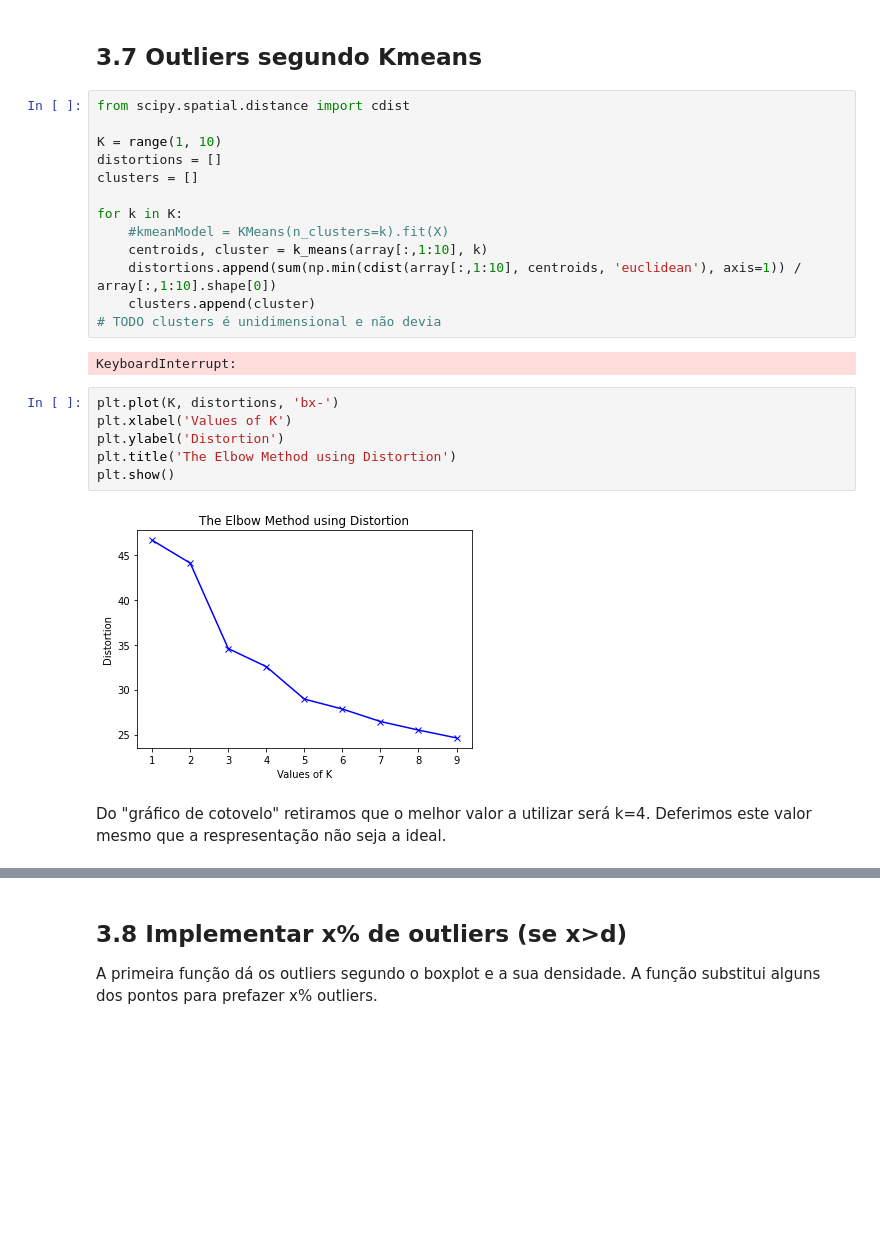
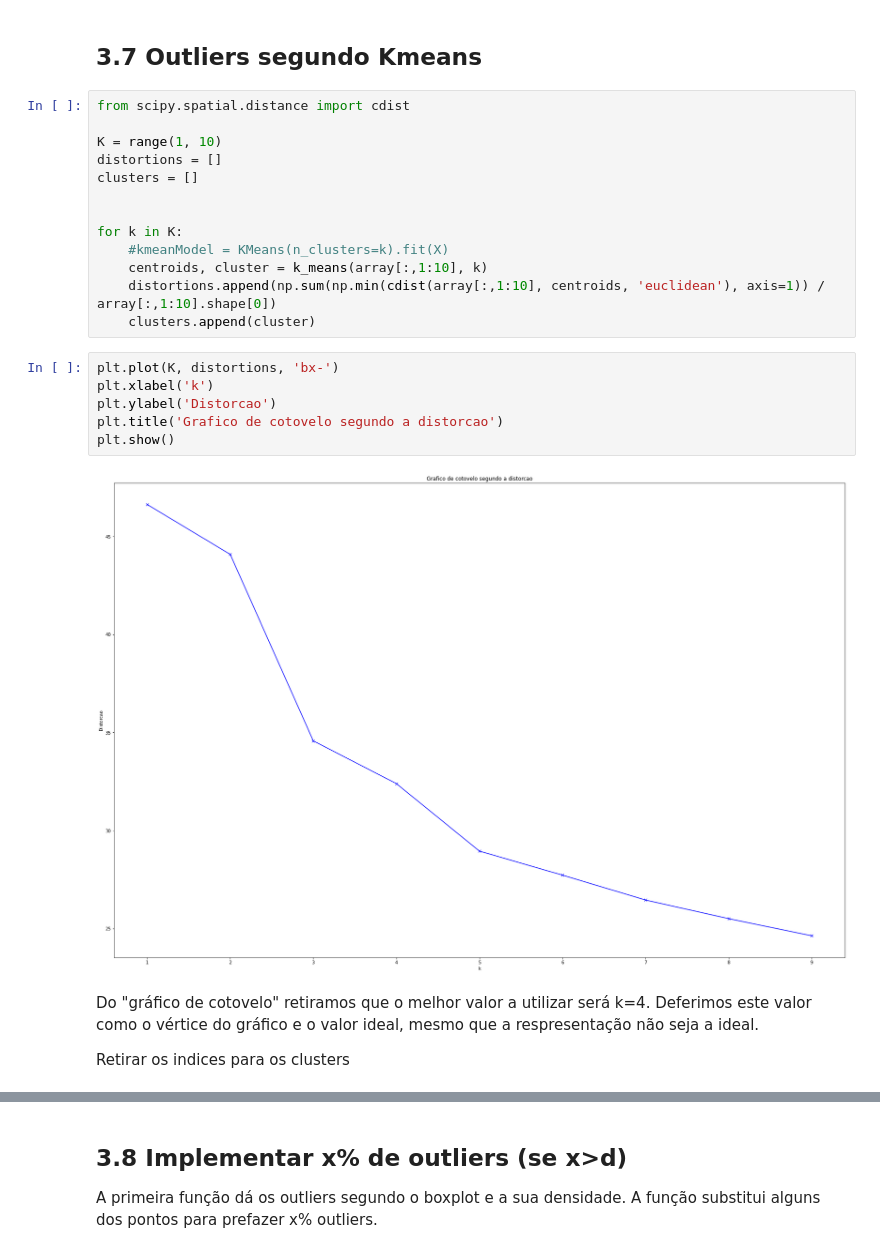
Before and after one commit to eduardofbneves/TCD-TL, a Jupyter notebook: mainActivity_partA.ipynb, the cells around one changed output, grey strips where cells are left out. Cells and saved outputs as stored; diff of their text form; blank space fills up the shorter version.

```diff
--- a/mainActivity_partA.ipynb
+++ b/mainActivity_partA.ipynb
@@ -273,21 +292,21 @@ K = range(1, 10)
 distortions = []
 clusters = []
 
+
 for k in K:
     #kmeanModel = KMeans(n_clusters=k).fit(X)
     centroids, cluster = k_means(array[:,1:10], k)
-    distortions.append(sum(np.min(cdist(array[:,1:10], centroids, 'euclidean'), axis=1)) / array[:,1:10].shape[0])
+    distortions.append(np.sum(np.min(cdist(array[:,1:10], centroids, 'euclidean'), axis=1)) / array[:,1:10].shape[0])
     clusters.append(cluster)
-# TODO clusters é unidimensional e não devia
-# %% [output]
-KeyboardInterrupt:
 # %%
 plt.plot(K, distortions, 'bx-')
-plt.xlabel('Values of K')
-plt.ylabel('Distortion')
-plt.title('The Elbow Method using Distortion')
+plt.xlabel('k')
+plt.ylabel('Distorcao')
+plt.title('Grafico de cotovelo segundo a distorcao')
 plt.show()
 # %% [output]
-[figure, old version]
+[figure, new version]
 # %% [markdown]
-Do "gráfico de cotovelo" retiramos que o melhor valor a utilizar será k=4. Deferimos este valor mesmo que a respresentação não seja a ideal.
+Do "gráfico de cotovelo" retiramos que o melhor valor a utilizar será k=4. Deferimos este valor como o vértice do gráfico e o valor ideal, mesmo que a respresentação não seja a ideal.
+
+Retirar os indices para os clusters
```
Also changed, not shown: parts of 30 cells of this notebook, 1 other file.
